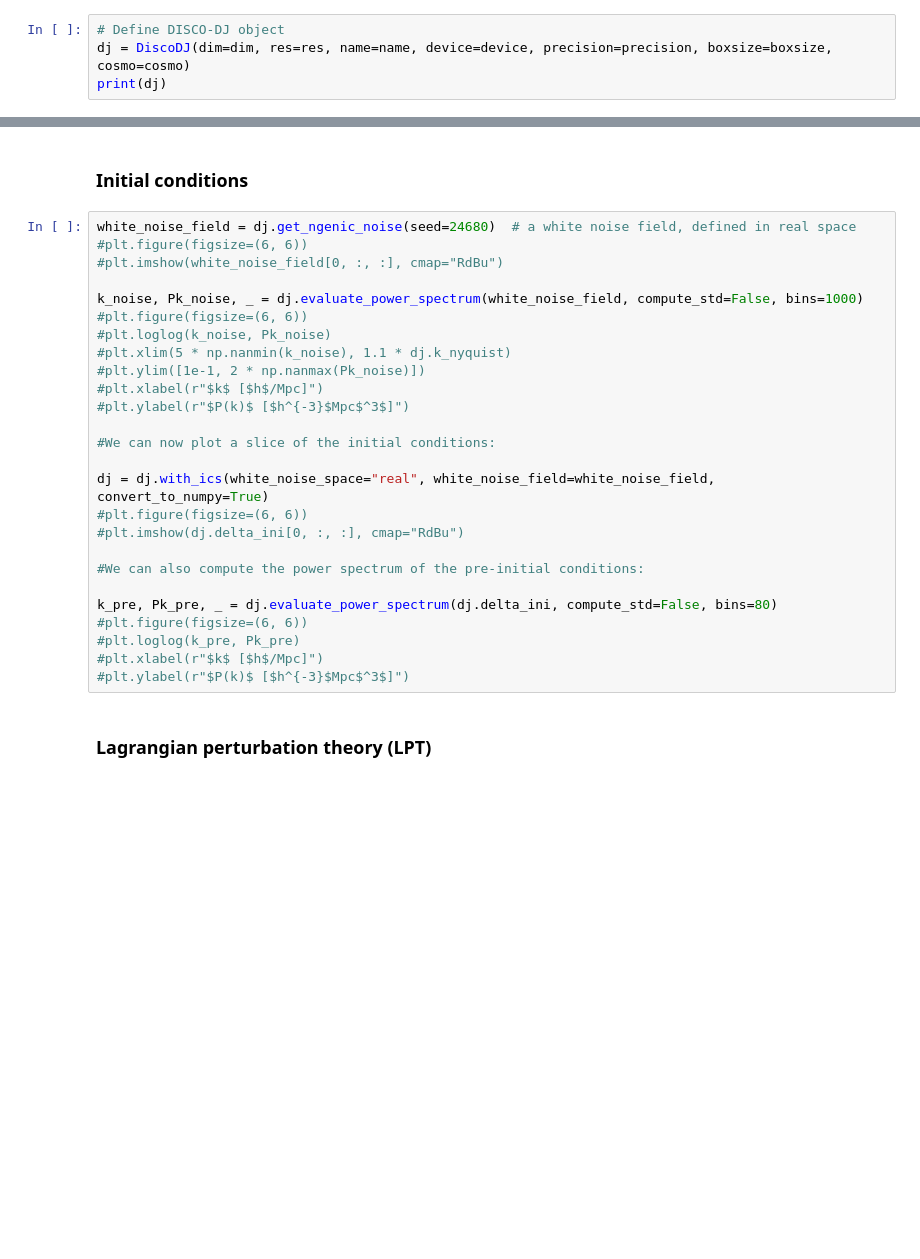
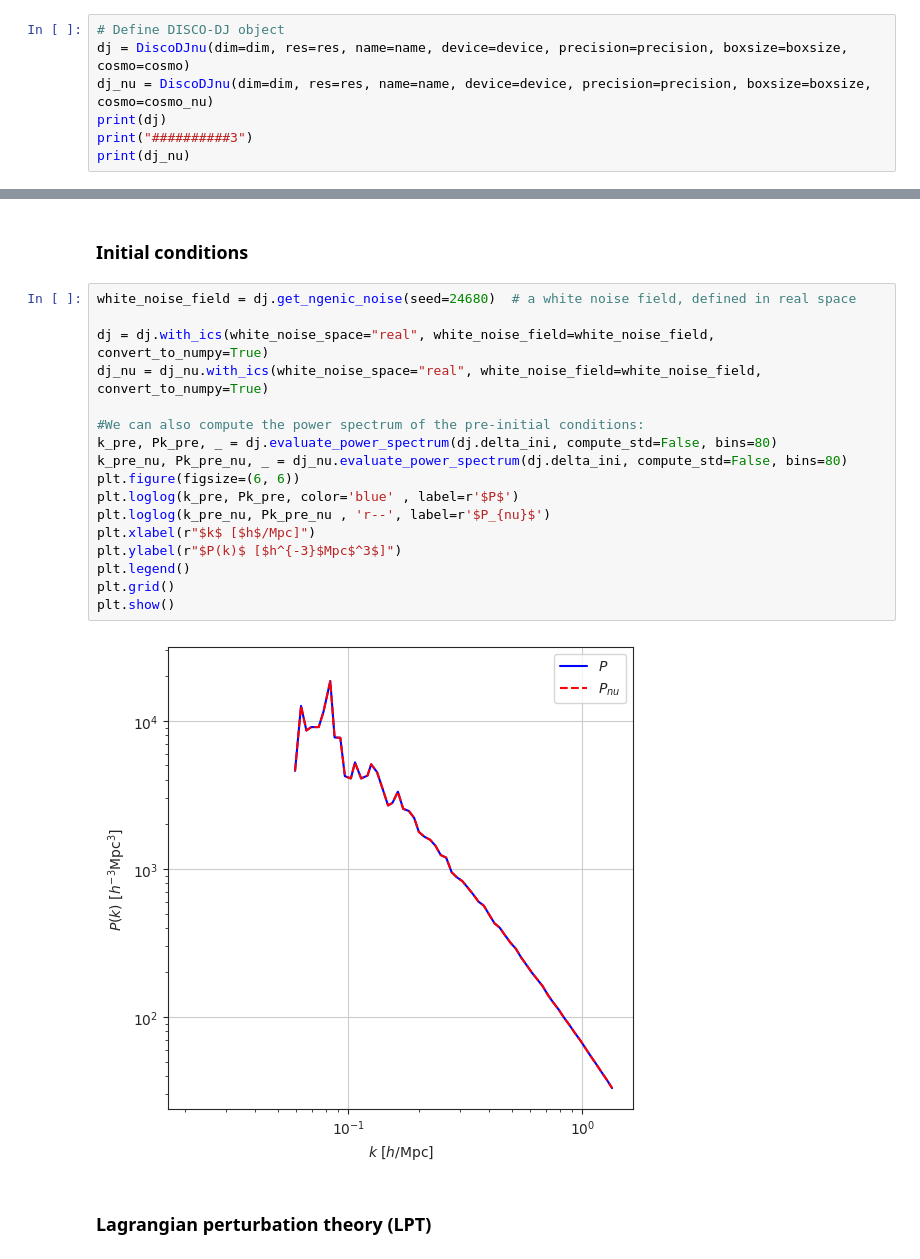
Before and after one commit to Xantyos13/DISCO-DJ, a Jupyter notebook: Neutrinos/disco_dj_3d_neutrinos.ipynb, the cells around one changed output, grey strips where cells are left out. Drawn from its saved outputs; the diff is of its cells as text; blank space fills up the shorter version.

```diff
--- a/Neutrinos/disco_dj_3d_neutrinos.ipynb
+++ b/Neutrinos/disco_dj_3d_neutrinos.ipynb
@@ -59,8 +67,11 @@ boxsize = 300.0  # in Mpc/h
 res = 128  # the particles live on a Lagrangrian grid of resolution (res)^dim
 # %%
 # Define DISCO-DJ object
-dj = DiscoDJ(dim=dim, res=res, name=name, device=device, precision=precision, boxsize=boxsize, cosmo=cosmo)
+dj = DiscoDJnu(dim=dim, res=res, name=name, device=device, precision=precision, boxsize=boxsize, cosmo=cosmo)
+dj_nu = DiscoDJnu(dim=dim, res=res, name=name, device=device, precision=precision, boxsize=boxsize, cosmo=cosmo_nu)
 print(dj)
+print("##########3")
+print(dj_nu)
 # %% [output]
 DiscoDJ
 ——————————
@@ -97,30 +103,23 @@ dj = dj.with_linear_ps(transfer_function="Eisenstein-Hu")
 ### Initial conditions
 # %%
 white_noise_field = dj.get_ngenic_noise(seed=24680)  # a white noise field, defined in real space
-#plt.figure(figsize=(6, 6))
-#plt.imshow(white_noise_field[0, :, :], cmap="RdBu")
-
-k_noise, Pk_noise, _ = dj.evaluate_power_spectrum(white_noise_field, compute_std=False, bins=1000)
-#plt.figure(figsize=(6, 6))
-#plt.loglog(k_noise, Pk_noise)
-#plt.xlim(5 * np.nanmin(k_noise), 1.1 * dj.k_nyquist)
-#plt.ylim([1e-1, 2 * np.nanmax(Pk_noise)])
-#plt.xlabel(r"$k$ [$h$/Mpc]")
-#plt.ylabel(r"$P(k)$ [$h^{-3}$Mpc$^3$]")
-
-#We can now plot a slice of the initial conditions:
 
 dj = dj.with_ics(white_noise_space="real", white_noise_field=white_noise_field, convert_to_numpy=True)
-#plt.figure(figsize=(6, 6))
-#plt.imshow(dj.delta_ini[0, :, :], cmap="RdBu")
+dj_nu = dj_nu.with_ics(white_noise_space="real", white_noise_field=white_noise_field, convert_to_numpy=True)
 
 #We can also compute the power spectrum of the pre-initial conditions:
-
 k_pre, Pk_pre, _ = dj.evaluate_power_spectrum(dj.delta_ini, compute_std=False, bins=80)
-#plt.figure(figsize=(6, 6))
-#plt.loglog(k_pre, Pk_pre)
-#plt.xlabel(r"$k$ [$h$/Mpc]")
-#plt.ylabel(r"$P(k)$ [$h^{-3}$Mpc$^3$]")
+k_pre_nu, Pk_pre_nu, _ = dj_nu.evaluate_power_spectrum(dj.delta_ini, compute_std=False, bins=80)
+plt.figure(figsize=(6, 6))
+plt.loglog(k_pre, Pk_pre, color='blue' , label=r'$P$')
+plt.loglog(k_pre_nu, Pk_pre_nu , 'r--', label=r'$P_{nu}$')
+plt.xlabel(r"$k$ [$h$/Mpc]")
+plt.ylabel(r"$P(k)$ [$h^{-3}$Mpc$^3$]")
+plt.legend()
+plt.grid()
+plt.show()
+# %% [output]
+[figure, added]
 # %% [markdown]
 ### Lagrangian perturbation theory (LPT)
 # %%
```
Also changed, not shown: parts of 15 cells of this notebook, 4 other files.
